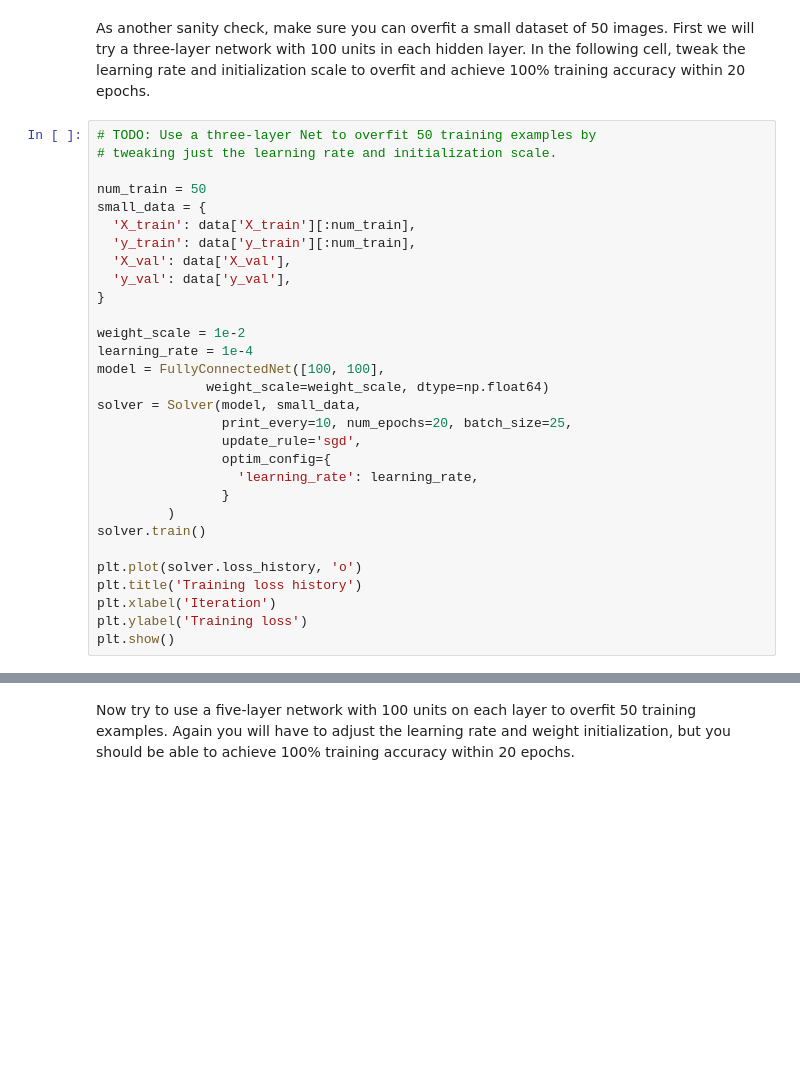
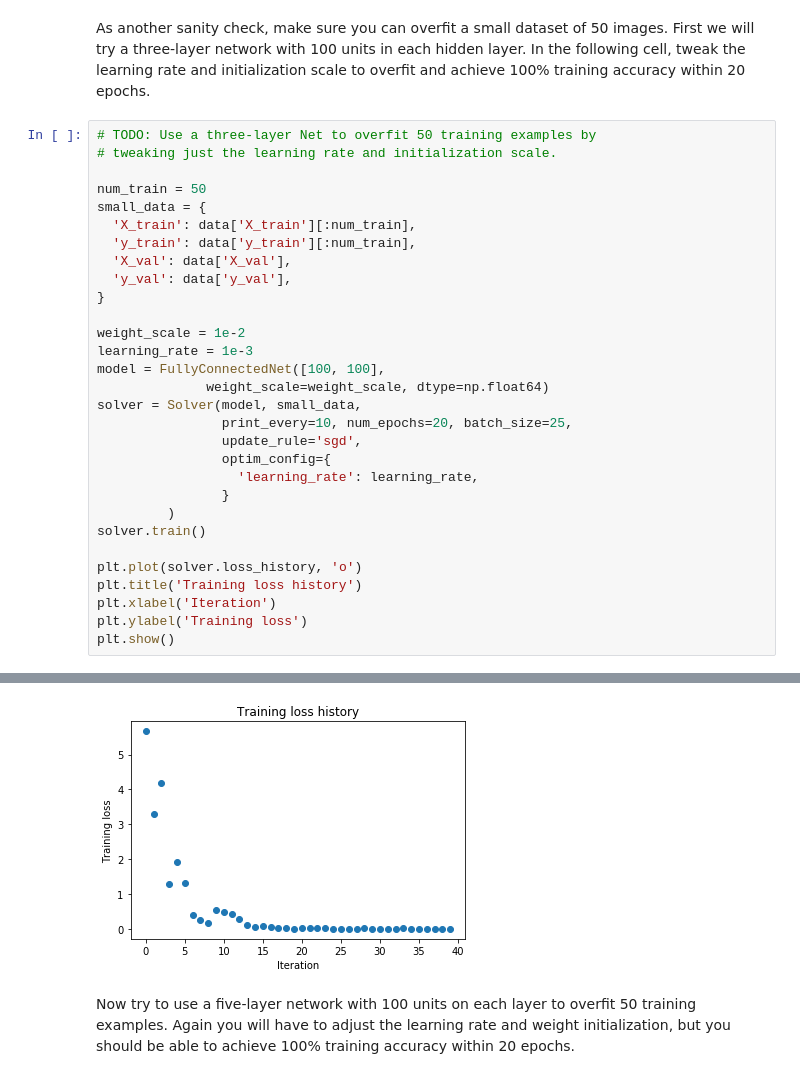
Before and after one commit to andreytlt13/cs231n, a Jupyter notebook: assignment2/mikey/FullyConnectedNets.ipynb, the cells around one changed output, grey strips where cells are left out. Saved outputs shown, nothing was run; the diff lists cells and outputs as text; blank space fills up the shorter version.

Commit message:
Learning DL with cs231n
* assignment2

```diff
--- a/assignment2/mikey/FullyConnectedNets.ipynb
+++ b/assignment2/mikey/FullyConnectedNets.ipynb
@@ -437,7 +458,7 @@ small_data = {
 }
 
 weight_scale = 1e-2
-learning_rate = 1e-4
+learning_rate = 1e-3
 model = FullyConnectedNet([100, 100],
               weight_scale=weight_scale, dtype=np.float64)
 solver = Solver(model, small_data,
@@ -454,3 +475,4 @@ plt.title('Training loss history')
 plt.xlabel('Iteration')
 plt.ylabel('Training loss')
 plt.show()
+# %% [output]
@@ -457,3 +496,4 @@ plt.show()
+[figure, added]
 # %% [markdown]
 Now try to use a five-layer network with 100 units on each layer to overfit 50 training examples. Again you will have to adjust the learning rate and weight initialization, but you should be able to achieve 100% training accuracy within 20 epochs.
 # %%
```
Also changed, not shown: parts of 14 cells of this notebook, 3 other files.
